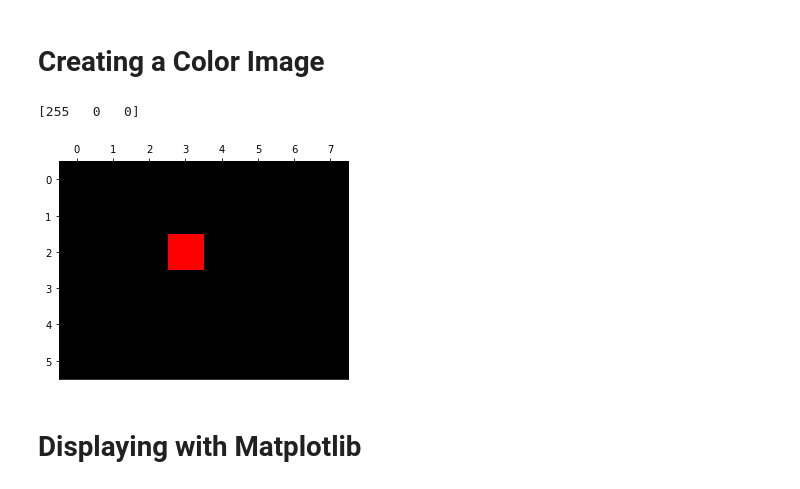
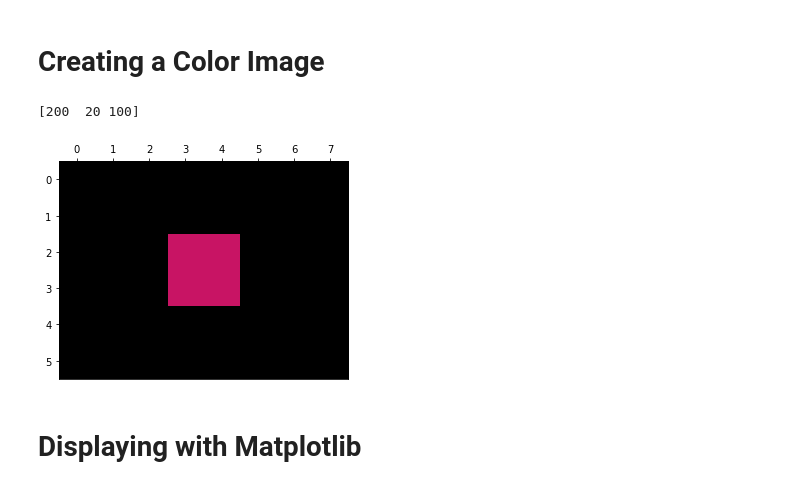
Before and after one commit to rangarodrigo/ET3112Code, a Jupyter notebook: a_basics.ipynb, the cells around one changed output. Cells and saved outputs as stored; diff of their text form; code cells hidden in the pictures.

```diff
--- a/a_basics.ipynb
+++ b/a_basics.ipynb
@@ -101,20 +101,20 @@ plt.show()
 # %%
 %matplotlib inline
 import cv2 as cv
 import numpy as np
 import matplotlib.pyplot as plt
 
 im = np.zeros((6,8, 3),dtype=np.uint8)
 
-im[2,3] = [255, 0, 0]
+im[2:4,3:5] = [200, 20, 100]
 print(im[2,3])
 fig, ax = plt.subplots()
 ax.imshow(im)
 ax.xaxis.tick_top()
 plt.show()
 # %% [output]
-[255   0   0]
+[200  20 100]
-[figure, old version]
+[figure, new version]
 # %% [markdown]
 # Displaying with Matplotlib
 # %%
```
Also changed, not shown: parts of 4 cells of this notebook, 15 other files.
